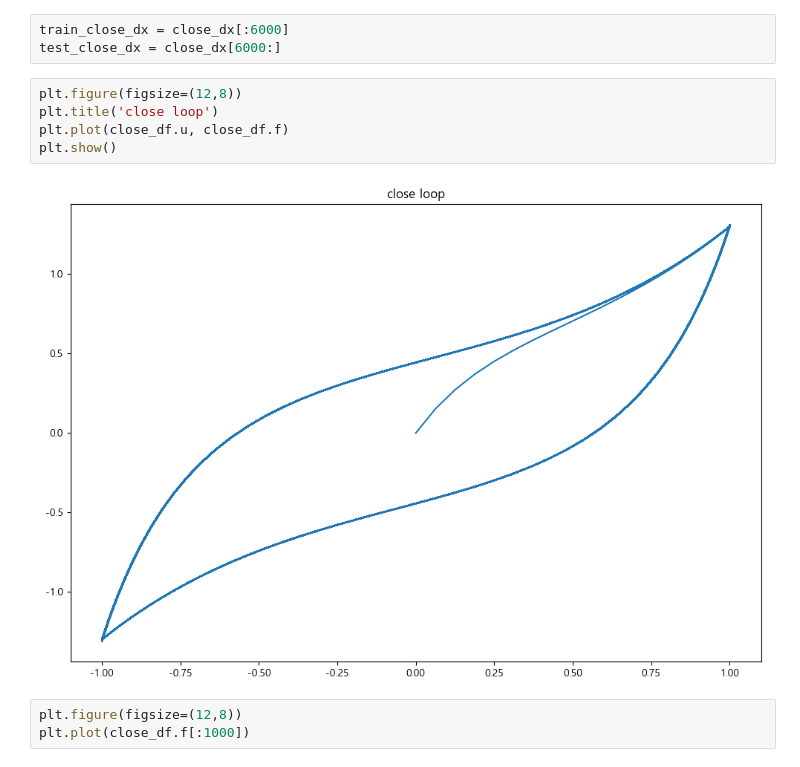
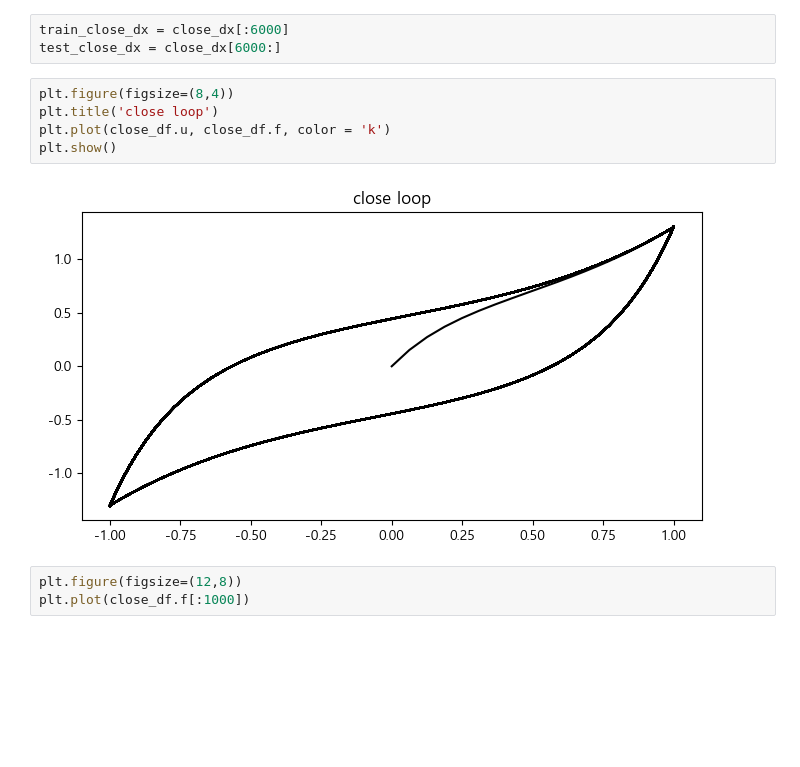
Before and after one commit to Jjineeq/hysteresis_curve, a Jupyter notebook: operator/ode_test.ipynb, the cells around one changed output. Drawn from its saved outputs; the diff is of its cells as text; blank space fills up the shorter version.

```diff
--- a/operator/ode_test.ipynb
+++ b/operator/ode_test.ipynb
@@ -351,12 +379,12 @@ close_dx = np.diff(close_df.u, axis=0)
 train_close_dx = close_dx[:6000]
 test_close_dx = close_dx[6000:]
 # %%
-plt.figure(figsize=(12,8))
+plt.figure(figsize=(8,4))
 plt.title('close loop')
-plt.plot(close_df.u, close_df.f)
+plt.plot(close_df.u, close_df.f, color = 'k')
 plt.show()
 # %% [output]
-[figure, old version]
+[figure, new version]
 # %%
 plt.figure(figsize=(12,8))
 plt.plot(close_df.f[:1000])
```
Also changed, not shown: parts of 38 cells of this notebook, 2 other files.
